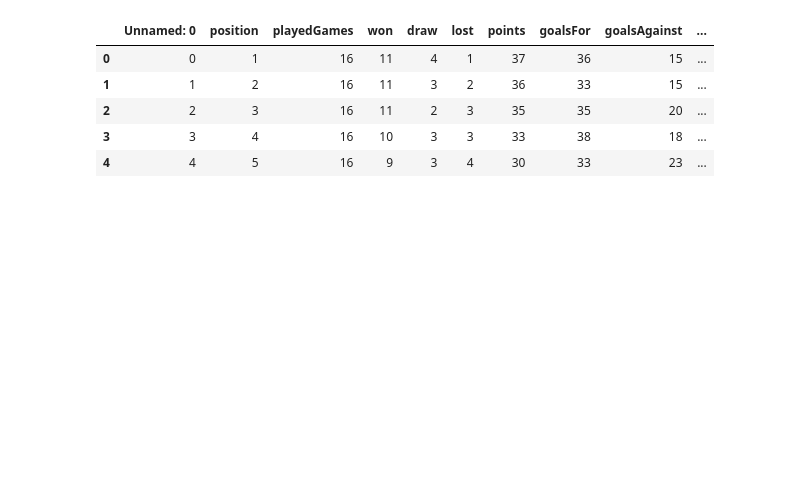
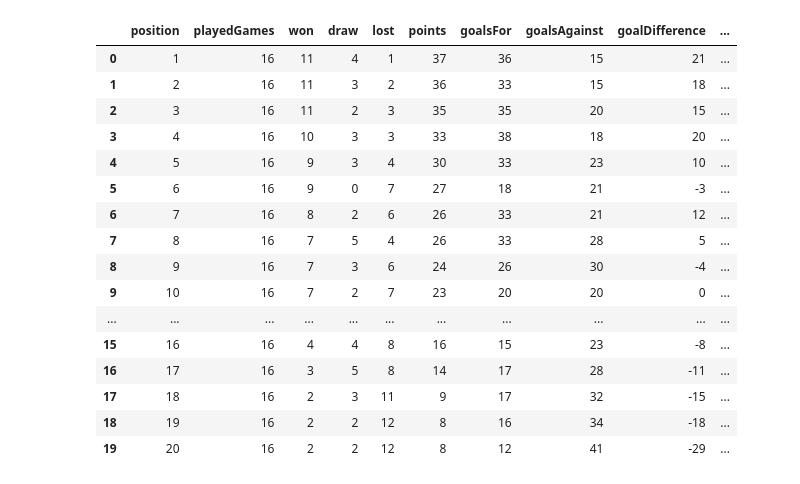
Before and after one commit to myerscody16/Sports_Prediction, a Jupyter notebook: code/data_analysis.ipynb, the cells around one changed output. Cells and saved outputs as stored; diff of their text form; code cells hidden in the pictures; blank space fills up the shorter version.

```diff
--- a/code/data_analysis.ipynb
+++ b/code/data_analysis.ipynb
@@ -38,10 +6,21 @@ matches.head()
 # %%
-clean_standings = pd.read_csv('../data/source/2023_premier_league_standings.csv')
-clean_standings.head()
+clean_standings = pd.read_csv('../data/source/2023_premier_league_standings.csv', index_col=0)
+clean_standings
 # %% [output]
-|  | Unnamed: 0 | position | playedGames | won | draw | lost | points | goalsFor | goalsAgainst | ... |
-| 0 | 0 | 1 | 16 | 11 | 4 | 1 | 37 | 36 | 15 | ... |
-| 1 | 1 | 2 | 16 | 11 | 3 | 2 | 36 | 33 | 15 | ... |
-| 2 | 2 | 3 | 16 | 11 | 2 | 3 | 35 | 35 | 20 | ... |
-| 3 | 3 | 4 | 16 | 10 | 3 | 3 | 33 | 38 | 18 | ... |
-| 4 | 4 | 5 | 16 | 9 | 3 | 4 | 30 | 33 | 23 | ... |
+|  | position | playedGames | won | draw | lost | points | goalsFor | goalsAgainst | goalDifference | ... |
+| 0 | 1 | 16 | 11 | 4 | 1 | 37 | 36 | 15 | 21 | ... |
+| 1 | 2 | 16 | 11 | 3 | 2 | 36 | 33 | 15 | 18 | ... |
+| 2 | 3 | 16 | 11 | 2 | 3 | 35 | 35 | 20 | 15 | ... |
+| 3 | 4 | 16 | 10 | 3 | 3 | 33 | 38 | 18 | 20 | ... |
+| 4 | 5 | 16 | 9 | 3 | 4 | 30 | 33 | 23 | 10 | ... |
+| 5 | 6 | 16 | 9 | 0 | 7 | 27 | 18 | 21 | -3 | ... |
+| 6 | 7 | 16 | 8 | 2 | 6 | 26 | 33 | 21 | 12 | ... |
+| 7 | 8 | 16 | 7 | 5 | 4 | 26 | 33 | 28 | 5 | ... |
+| 8 | 9 | 16 | 7 | 3 | 6 | 24 | 26 | 30 | -4 | ... |
+| 9 | 10 | 16 | 7 | 2 | 7 | 23 | 20 | 20 | 0 | ... |
+| ... | ... | ... | ... | ... | ... | ... | ... | ... | ... | ... |
+| 15 | 16 | 16 | 4 | 4 | 8 | 16 | 15 | 23 | -8 | ... |
+| 16 | 17 | 16 | 3 | 5 | 8 | 14 | 17 | 28 | -11 | ... |
+| 17 | 18 | 16 | 2 | 3 | 11 | 9 | 17 | 32 | -15 | ... |
+| 18 | 19 | 16 | 2 | 2 | 12 | 8 | 16 | 34 | -18 | ... |
+| 19 | 20 | 16 | 2 | 2 | 12 | 8 | 12 | 41 | -29 | ... |
```
Also changed, not shown: parts of 11 cells of this notebook.
